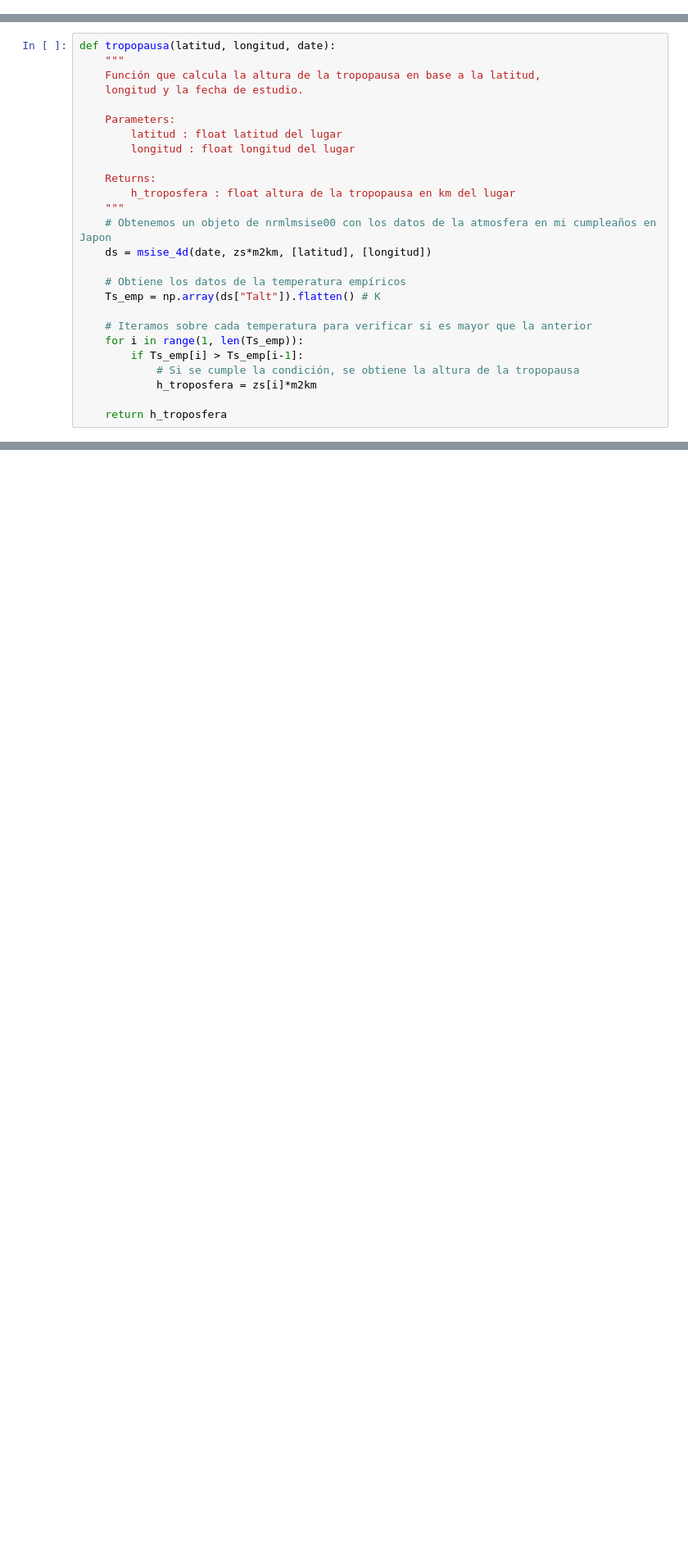
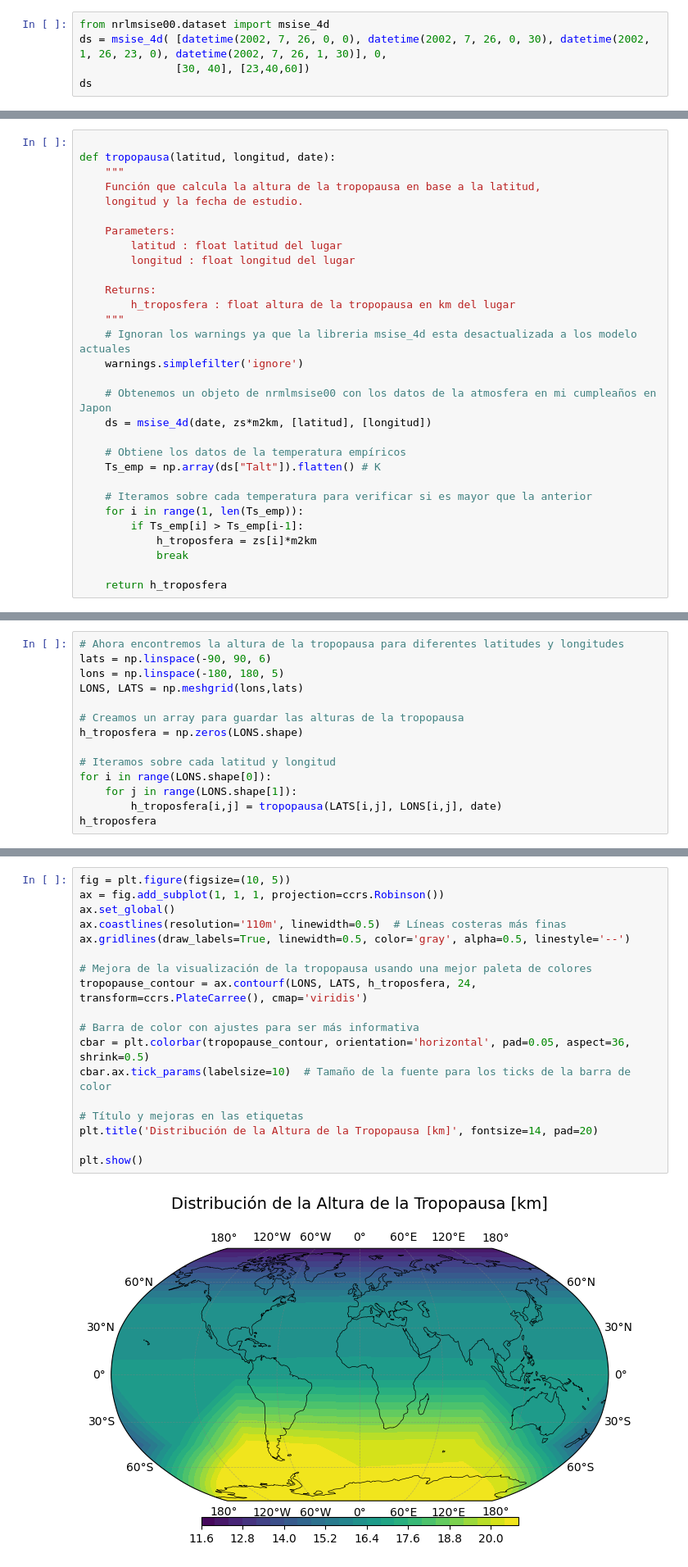
Before and after one commit to andromedalactea/Continuus_Mechanics, a Jupyter notebook: Homeworks/MCON_Tarea2_AtmósferaEmpírica.ipynb, the cells around one changed output, grey strips where cells are left out. Shown at 82% size. Saved outputs shown, nothing was run; the diff lists cells and outputs as text; blank space fills up the shorter version.

```diff
--- a/Homeworks/MCON_Tarea2_AtmósferaEmpírica.ipynb
+++ b/Homeworks/MCON_Tarea2_AtmósferaEmpírica.ipynb
@@ -241,3 +244,8 @@ La tropopausa esta aproximadamente a 16.20 km de altura.
 4. Haga un gráfico de contornos sobre un mapa (use el código de ejemplo mostrado al final del enunciado) en el que muestre la altura de la troposfera como función de la longitud y la latitud. Observe. Haga una animación mostrando la temperatura en la superficie de la Tierra a lo largo de 1 día.
 # %% [markdown]
 Primero dado del procedimiento para el punto anterior, hagamos una función que permita dada una latitud y una longitud encontrar la tropopausa
+# %%
+from nrlmsise00.dataset import msise_4d
+ds = msise_4d( [datetime(2002, 7, 26, 0, 0), datetime(2002, 7, 26, 0, 30), datetime(2002, 1, 26, 23, 0), datetime(2002, 7, 26, 1, 30)], 0,
+               [30, 40], [23,40,60])
+ds
@@ -244,4 +313,5 @@ Primero dado del procedimiento para el punto anterior, hagamos una función que
 # %%
+
 def tropopausa(latitud, longitud, date):
     """
     Función que calcula la altura de la tropopausa en base a la latitud,
@@ -254,6 +324,9 @@ def tropopausa(latitud, longitud, date):
     Returns:
         h_troposfera : float altura de la tropopausa en km del lugar
     """
+    # Ignoran los warnings ya que la libreria msise_4d esta desactualizada a los modelo actuales
+    warnings.simplefilter('ignore')
+
     # Obtenemos un objeto de nrmlmsise00 con los datos de la atmosfera en mi cumpleaños en Japon
     ds = msise_4d(date, zs*m2km, [latitud], [longitud])
 
@@ -263,8 +336,8 @@ def tropopausa(latitud, longitud, date):
     # Iteramos sobre cada temperatura para verificar si es mayor que la anterior
     for i in range(1, len(Ts_emp)):
         if Ts_emp[i] > Ts_emp[i-1]:
-            # Si se cumple la condición, se obtiene la altura de la tropopausa
             h_troposfera = zs[i]*m2km
+            break
 
     return h_troposfera
 # %% [markdown]
@@ -319,0 +345,14 @@ array([295.95895949, 295.79774413, 295.63361561, ..., 222.79312468,
+# %%
+# Ahora encontremos la altura de la tropopausa para diferentes latitudes y longitudes
+lats = np.linspace(-90, 90, 6)
+lons = np.linspace(-180, 180, 5)
+LONS, LATS = np.meshgrid(lons,lats)
+
+# Creamos un array para guardar las alturas de la tropopausa
+h_troposfera = np.zeros(LONS.shape)
+
+# Iteramos sobre cada latitud y longitud
+for i in range(LONS.shape[0]):
+    for j in range(LONS.shape[1]):
+        h_troposfera[i,j] = tropopausa(LATS[i,j], LONS[i,j], date)
+h_troposfera
@@ -319,0 +368,20 @@ array([295.95895949, 295.79774413, 295.63361561, ..., 222.79312468,
+# %%
+fig = plt.figure(figsize=(10, 5))
+ax = fig.add_subplot(1, 1, 1, projection=ccrs.Robinson())
+ax.set_global()
+ax.coastlines(resolution='110m', linewidth=0.5)  # Líneas costeras más finas
+ax.gridlines(draw_labels=True, linewidth=0.5, color='gray', alpha=0.5, linestyle='--')
+
+# Mejora de la visualización de la tropopausa usando una mejor paleta de colores
+tropopause_contour = ax.contourf(LONS, LATS, h_troposfera, 24, transform=ccrs.PlateCarree(), cmap='viridis')
+
+# Barra de color con ajustes para ser más informativa
+cbar = plt.colorbar(tropopause_contour, orientation='horizontal', pad=0.05, aspect=36, shrink=0.5)
+cbar.ax.tick_params(labelsize=10)  # Tamaño de la fuente para los ticks de la barra de color
+
+# Título y mejoras en las etiquetas
+plt.title('Distribución de la Altura de la Tropopausa [km]', fontsize=14, pad=20)
+
+plt.show()
+# %% [output]
+[figure, added]
```
Also changed, not shown: parts of 18 cells of this notebook, 6 other files.
